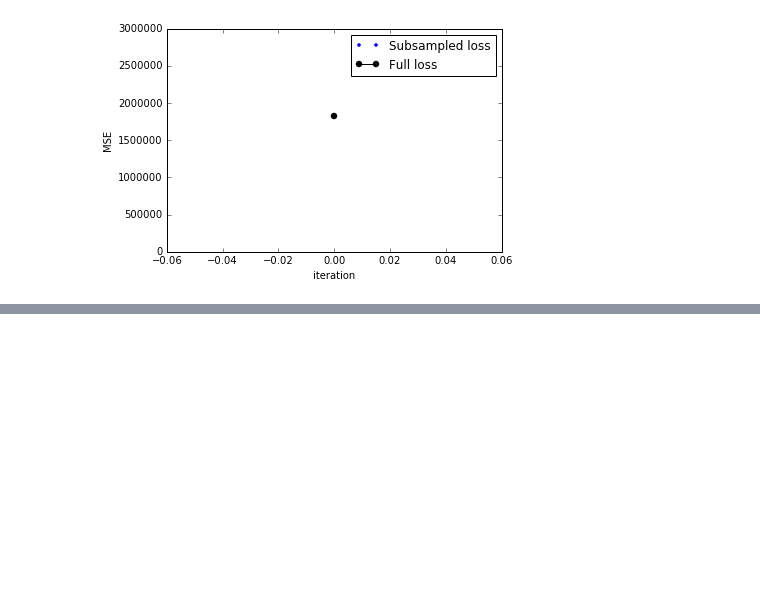
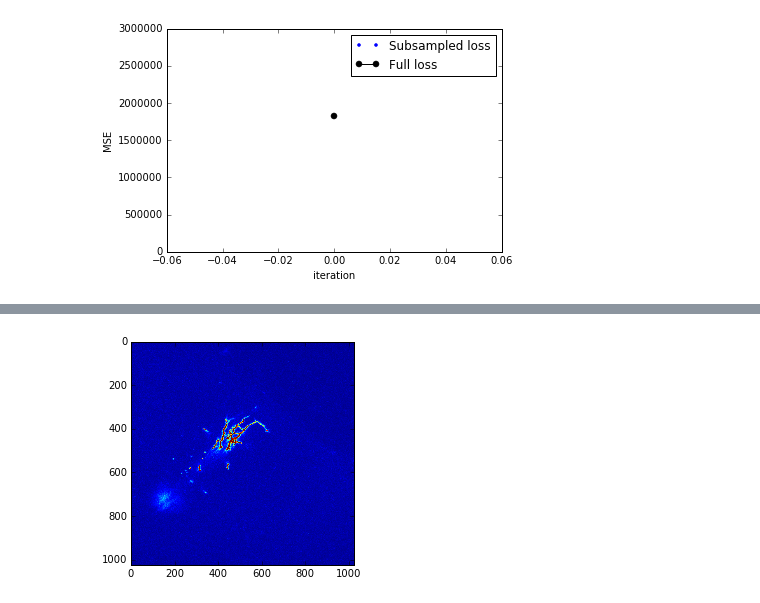
Before and after one commit to KasparP/PSI_simulations, a Jupyter notebook: Python/PlotLoss.ipynb, the cells around one changed output, grey strips where cells are left out. Saved outputs shown, nothing was run; the diff lists cells and outputs as text; code cells hidden in the pictures; blank space fills up the shorter version.

```diff
--- a/Python/PlotLoss.ipynb
+++ b/Python/PlotLoss.ipynb
@@ -85,0 +114,7 @@ IOError: [Errno 2] No such file or directory: 'expt2/output.mat'
+# %%
+#REFERENCE IMAGE
+IM = expt2['IM']
+plt.imshow(IM)
+plt.show()
+# %% [output]
+[figure, added]
```
Also changed, not shown: parts of 12 cells of this notebook, 3 other files.
